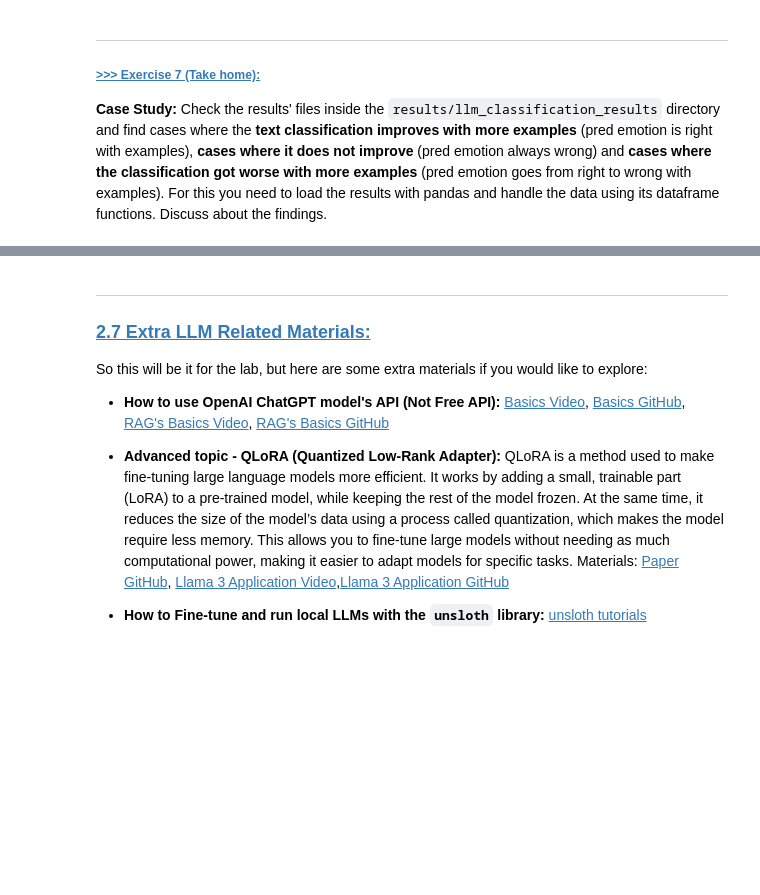
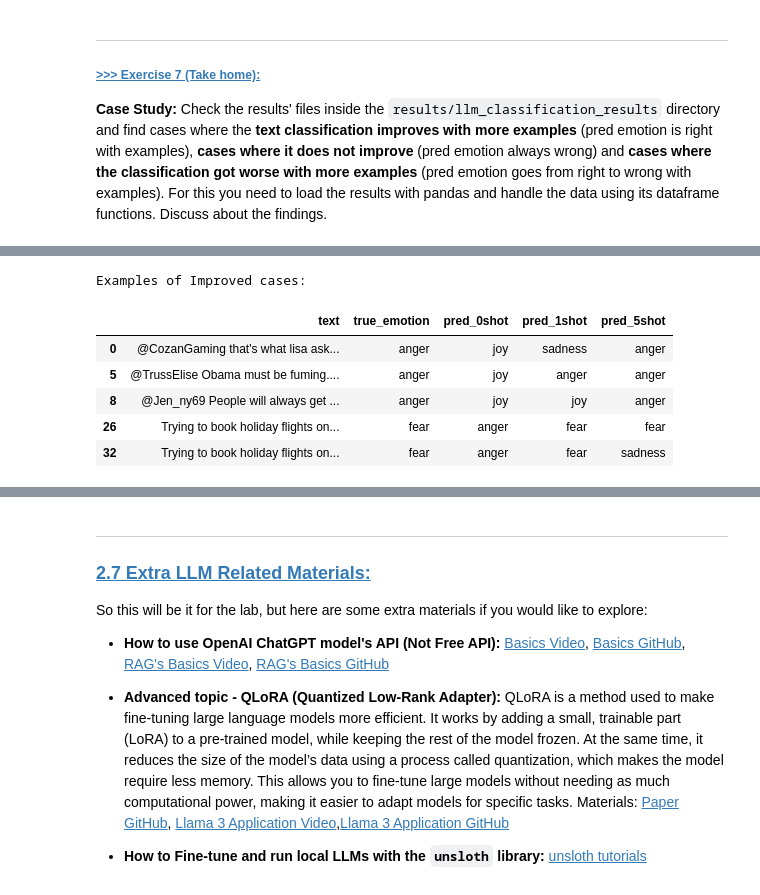
Before and after one commit to huayu1115/DM2025-Lab2-Exercise, a Jupyter notebook: DM2025-Lab2-Master-Phase_2_Main.ipynb, the cells around one changed output, grey strips where cells are left out. Cells and saved outputs as stored; diff of their text form; code cells hidden in the pictures; blank space fills up the shorter version.

```diff
--- a/DM2025-Lab2-Master-Phase_2_Main.ipynb
+++ b/DM2025-Lab2-Master-Phase_2_Main.ipynb
@@ -1734,0 +1854,11 @@ Compare and discuss the overall results of the zero-shot, 1-shot and 5-shot clas
+# %%
+print("\nExamples of Improved cases:")
+display(improved.head())
+# %% [output]
+Examples of Improved cases:
+|  | text | true_emotion | pred_0shot | pred_1shot | pred_5shot |
+| 0 | @CozanGaming that's what lisa ask... | anger | joy | sadness | anger |
+| 5 | @TrussElise Obama must be fuming.... | anger | joy | anger | anger |
+| 8 | @Jen_ny69 People will always get ... | anger | joy | joy | anger |
+| 26 | Trying to book holiday flights on... | fear | anger | fear | fear |
+| 32 | Trying to book holiday flights on... | fear | anger | fear | sadness |
```
Also changed, not shown: parts of 18 cells of this notebook, 2 other files.
